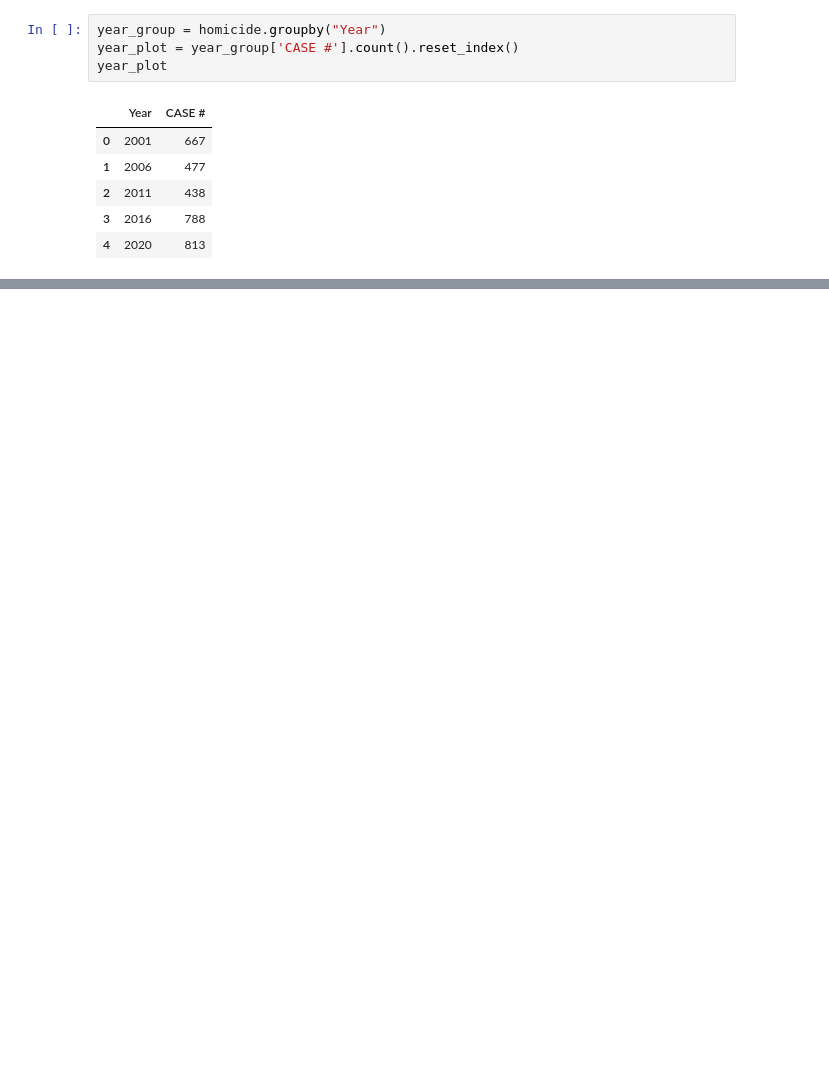
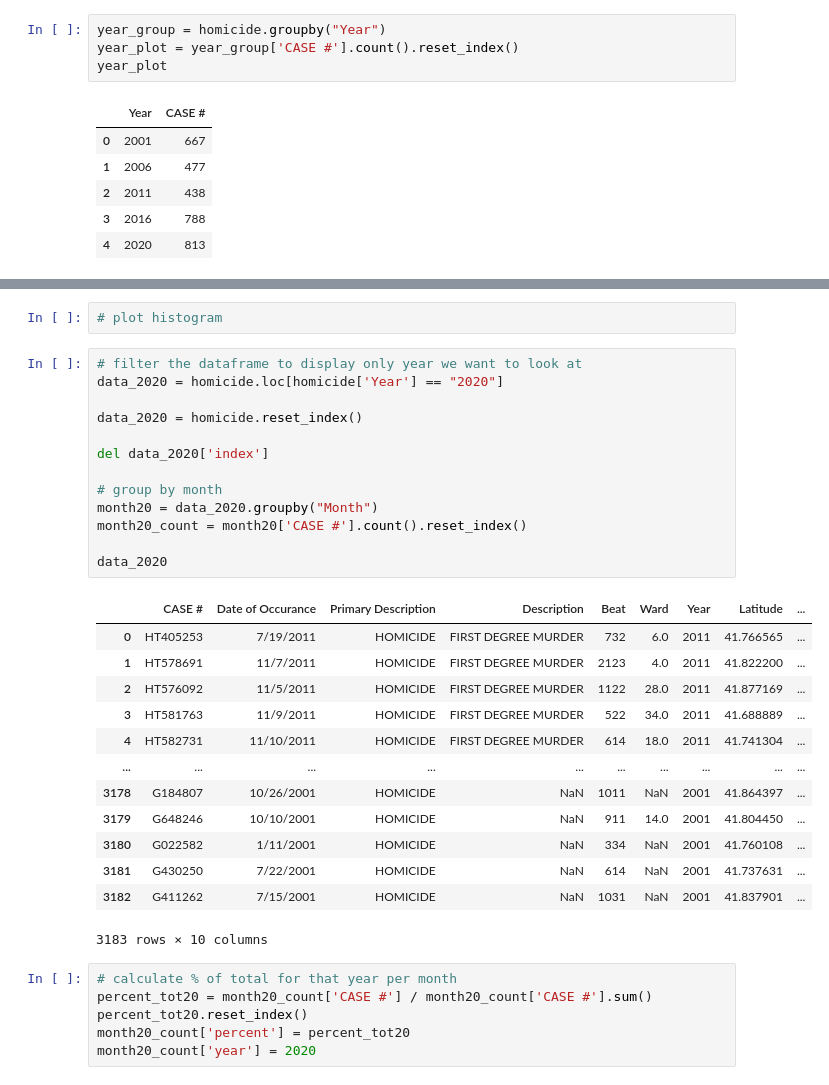
Before and after one commit to mcanad4/butler-groupC-project1, a Jupyter notebook: Base_Graphs.ipynb, the cells around one changed output, grey strips where cells are left out. Cells and saved outputs as stored; diff of their text form; blank space fills up the shorter version.

```diff
--- a/Base_Graphs.ipynb
+++ b/Base_Graphs.ipynb
@@ -50,0 +108,35 @@ Text(0, 0.5, 'Number of Homicides')
+# %%
+# plot histogram
+# %%
+# filter the dataframe to display only year we want to look at
+data_2020 = homicide.loc[homicide['Year'] == "2020"]
+
+data_2020 = homicide.reset_index()
+
+del data_2020['index']
+
+# group by month
+month20 = data_2020.groupby("Month")
+month20_count = month20['CASE #'].count().reset_index()
+
+data_2020
+# %% [output]
+|  | CASE # | Date of Occurance | Primary Description | Description | Beat | Ward | Year | Latitude | ... |
+| 0 | HT405253 | 7/19/2011 | HOMICIDE | FIRST DEGREE MURDER | 732 | 6.0 | 2011 | 41.766565 | ... |
+| 1 | HT578691 | 11/7/2011 | HOMICIDE | FIRST DEGREE MURDER | 2123 | 4.0 | 2011 | 41.822200 | ... |
+| 2 | HT576092 | 11/5/2011 | HOMICIDE | FIRST DEGREE MURDER | 1122 | 28.0 | 2011 | 41.877169 | ... |
+| 3 | HT581763 | 11/9/2011 | HOMICIDE | FIRST DEGREE MURDER | 522 | 34.0 | 2011 | 41.688889 | ... |
+| 4 | HT582731 | 11/10/2011 | HOMICIDE | FIRST DEGREE MURDER | 614 | 18.0 | 2011 | 41.741304 | ... |
+| ... | ... | ... | ... | ... | ... | ... | ... | ... | ... |
+| 3178 | G184807 | 10/26/2001 | HOMICIDE | NaN | 1011 | NaN | 2001 | 41.864397 | ... |
+| 3179 | G648246 | 10/10/2001 | HOMICIDE | NaN | 911 | 14.0 | 2001 | 41.804450 | ... |
+| 3180 | G022582 | 1/11/2001 | HOMICIDE | NaN | 334 | NaN | 2001 | 41.760108 | ... |
+| 3181 | G430250 | 7/22/2001 | HOMICIDE | NaN | 614 | NaN | 2001 | 41.737631 | ... |
+| 3182 | G411262 | 7/15/2001 | HOMICIDE | NaN | 1031 | NaN | 2001 | 41.837901 | ... |
+3183 rows × 10 columns
+# %%
+# calculate % of total for that year per month
+percent_tot20 = month20_count['CASE #'] / month20_count['CASE #'].sum()
+percent_tot20.reset_index()
+month20_count['percent'] = percent_tot20
+month20_count['year'] = 2020
```
Also changed, not shown: parts of 11 cells of this notebook, 2 other files.
